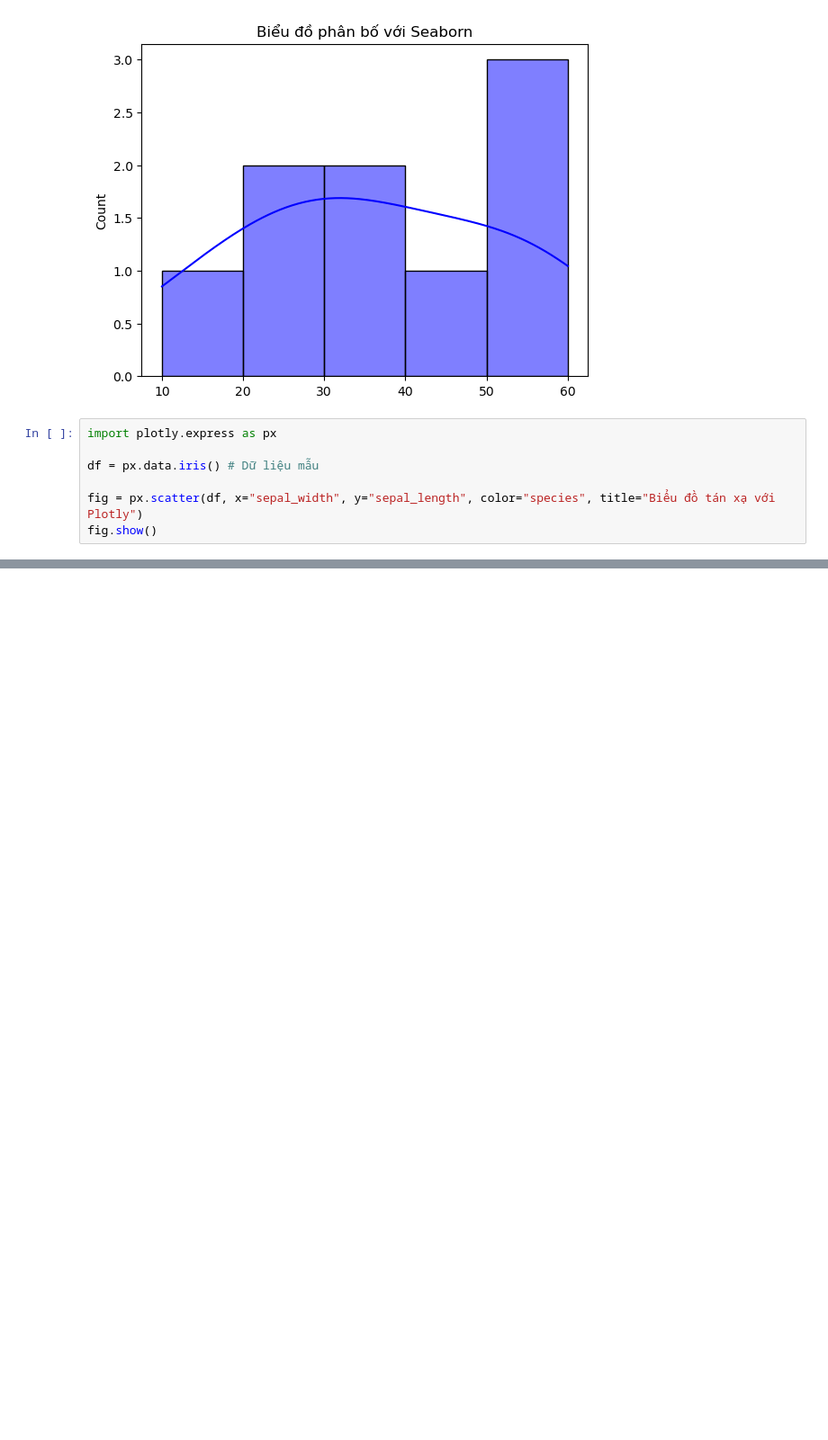
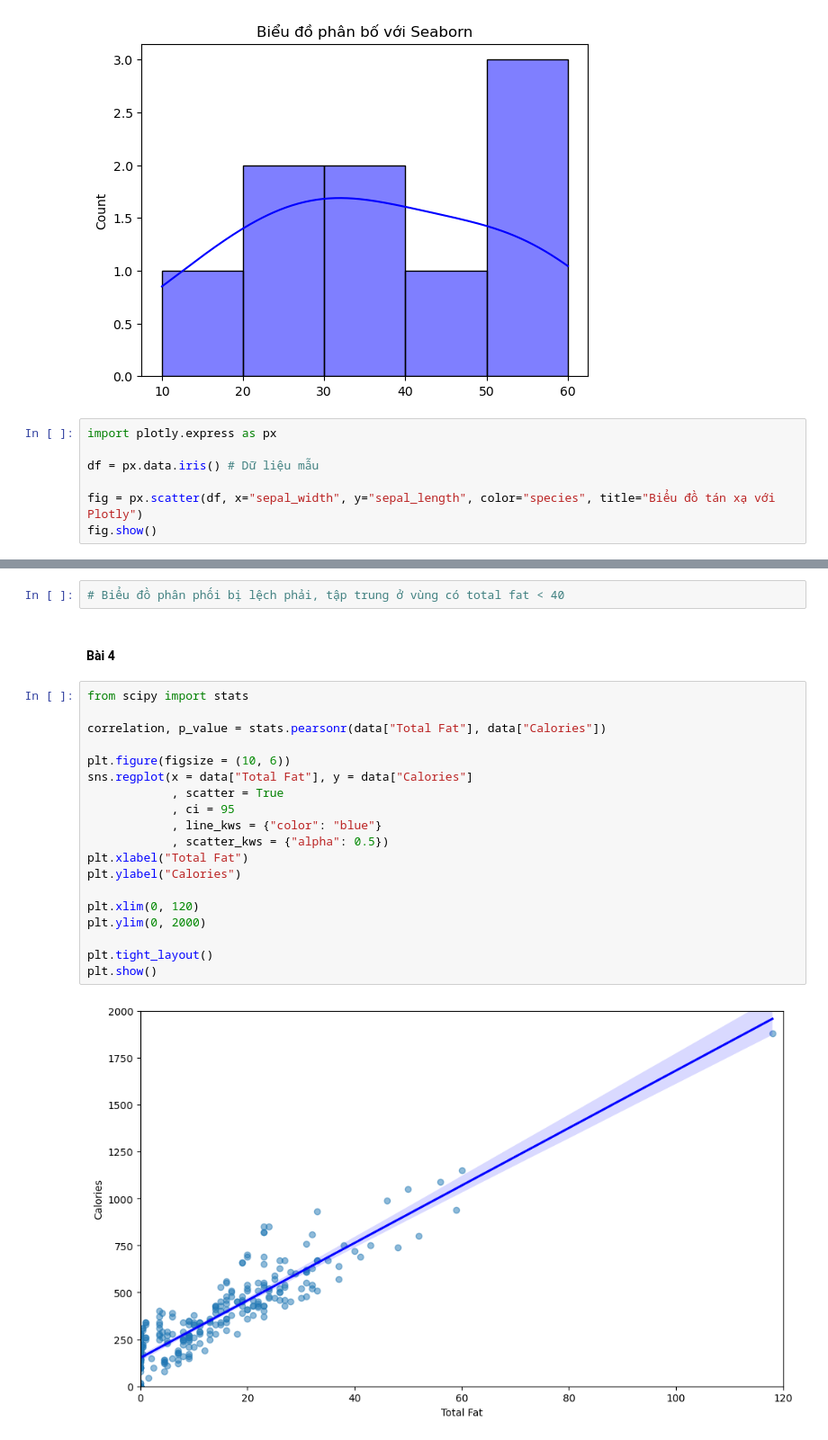
Before and after one commit to WibuNek0/AIO_Daily, a Jupyter notebook: Source Code/Day40.ipynb, the cells around one changed output, grey strips where cells are left out. Shown: that part at 90% size. Cells and saved outputs as stored; diff of their text form; blank space fills up the shorter version.

```diff
--- a/Source Code/Day40.ipynb
+++ b/Source Code/Day40.ipynb
@@ -33,0 +111,25 @@ fig.show()
+# %%
+# Biểu đồ phân phối bị lệch phải, tập trung ở vùng có total fat < 40
+# %% [markdown]
+#### Bài 4
+# %%
+from scipy import stats
+
+correlation, p_value = stats.pearsonr(data["Total Fat"], data["Calories"])
+
+plt.figure(figsize = (10, 6))
+sns.regplot(x = data["Total Fat"], y = data["Calories"]
+            , scatter = True
+            , ci = 95
+            , line_kws = {"color": "blue"}
+            , scatter_kws = {"alpha": 0.5})
+plt.xlabel("Total Fat")
+plt.ylabel("Calories")
+
+plt.xlim(0, 120)
+plt.ylim(0, 2000)
+
+plt.tight_layout()
+plt.show()
+# %% [output]
+[figure, added]
```
Also changed, not shown: parts of 17 cells of this notebook, 1 other file.
